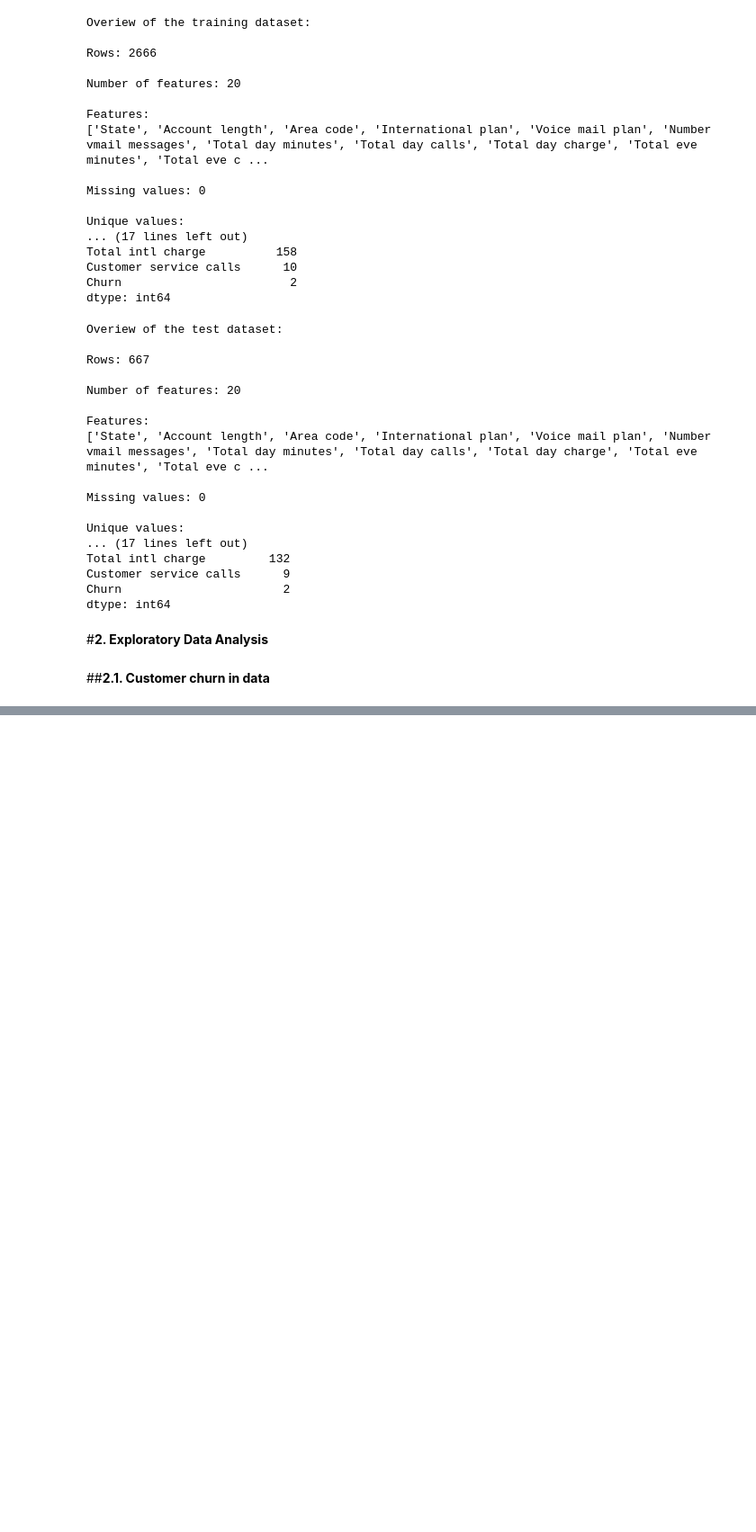
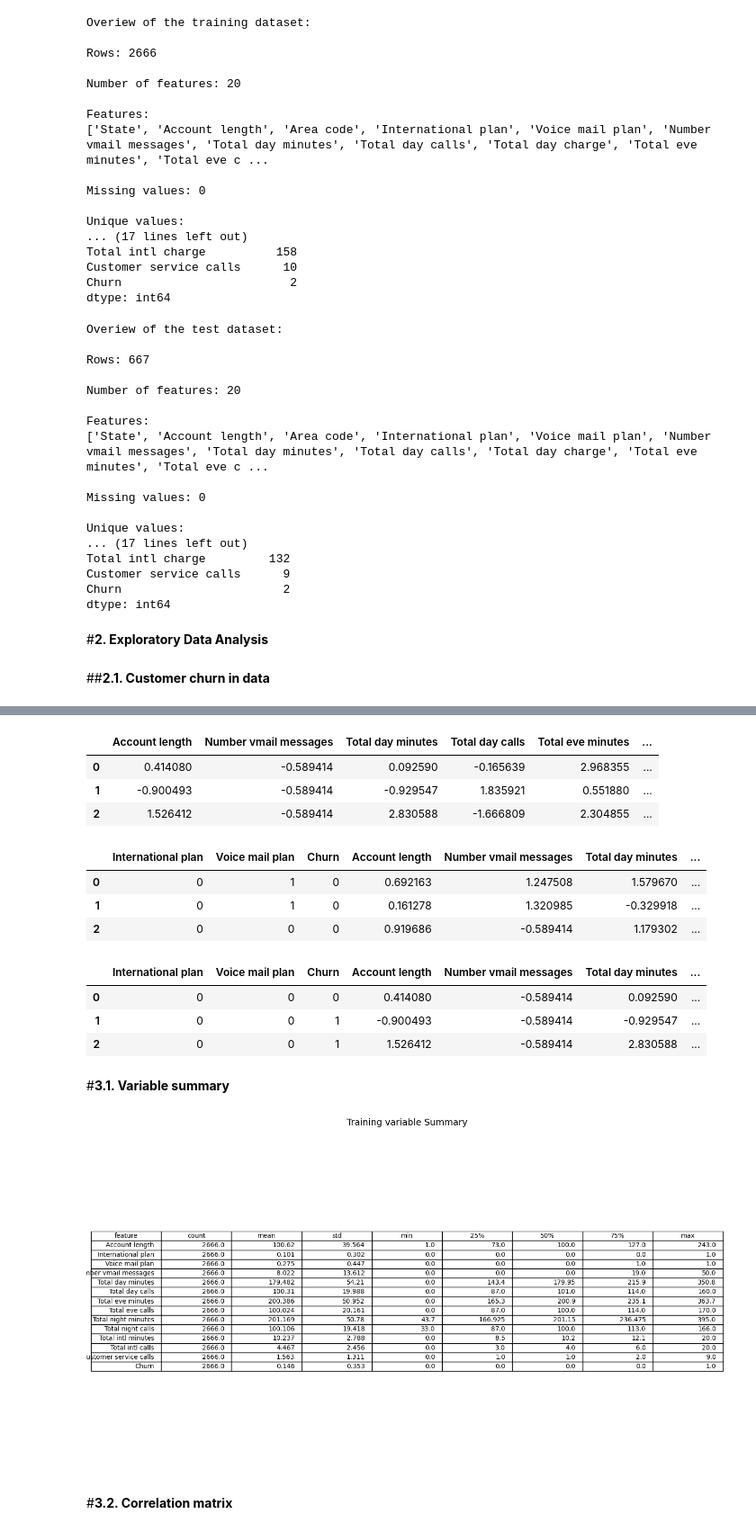
Before and after one commit to fishitmo/Takeobds, a Jupyter notebook: Customer_churn_prediction_Telecom_Churn_Dataset.ipynb, the cells around one changed output, grey strips where cells are left out. Shown at 90% size. Saved outputs shown, nothing was run; the diff lists cells and outputs as text; code cells hidden in the pictures; blank space fills up the shorter version.

```diff
--- a/Customer_churn_prediction_Telecom_Churn_Dataset.ipynb
+++ b/Customer_churn_prediction_Telecom_Churn_Dataset.ipynb
@@ -133,0 +303,7 @@ py.iplot(fig)
+# %%
+scaled_test.head(3)
+# %% [output]
+|  | Account length | Number vmail messages | Total day minutes | Total day calls | Total eve minutes | ... |
+| 0 | 0.414080 | -0.589414 | 0.092590 | -0.165639 | 2.968355 | ... |
+| 1 | -0.900493 | -0.589414 | -0.929547 | 1.835921 | 0.551880 | ... |
+| 2 | 1.526412 | -0.589414 | 2.830588 | -1.666809 | 2.304855 | ... |
@@ -133,0 +319,51 @@ py.iplot(fig)
+# %%
+telcom.head(3)
+# %% [output]
+|  | International plan | Voice mail plan | Churn | Account length | Number vmail messages | Total day minutes | ... |
+| 0 | 0 | 1 | 0 | 0.692163 | 1.247508 | 1.579670 | ... |
+| 1 | 0 | 1 | 0 | 0.161278 | 1.320985 | -0.329918 | ... |
+| 2 | 0 | 0 | 0 | 0.919686 | -0.589414 | 1.179302 | ... |
+# %%
+telcom_test.head(3)
+# %% [output]
+|  | International plan | Voice mail plan | Churn | Account length | Number vmail messages | Total day minutes | ... |
+| 0 | 0 | 0 | 0 | 0.414080 | -0.589414 | 0.092590 | ... |
+| 1 | 0 | 0 | 1 | -0.900493 | -0.589414 | -0.929547 | ... |
+| 2 | 0 | 0 | 1 | 1.526412 | -0.589414 | 2.830588 | ... |
+# %% [markdown]
+#**3.1. Variable summary**
+# %%
+
+
+# Assuming df_telcom_og and summary are already defined
+
+# Round summary to 3 decimal places
+summary = np.around(summary, 3)
+
+# Prepare data for table
+table_data = []
+for _, row in summary.iterrows():
+    table_data.append([row['feature'], row['count'], row['mean'], row['std'],
+                       row['min'], row['25%'], row['50%'], row['75%'], row['max']])
+
+# Create the table
+plt.figure(figsize=(14, 8))
+column_headers = summary.columns.tolist()
+table = plt.table(cellText=table_data,
+                  colLabels=column_headers,
+                  loc='center')
+
+# Adjust font size
+table.auto_set_font_size(False)
+table.set_fontsize(10)
+
+# Hide axes
+plt.axis('off')
+
+# Title
+plt.title("Training variable Summary", fontsize=14)
+
+plt.tight_layout()
+plt.show()
+# %% [output]
+[figure, added]
@@ -133,0 +394,2 @@ py.iplot(fig)
+# %% [markdown]
+#**3.2. Correlation matrix**
```
Also changed, not shown: parts of 40 cells of this notebook.
